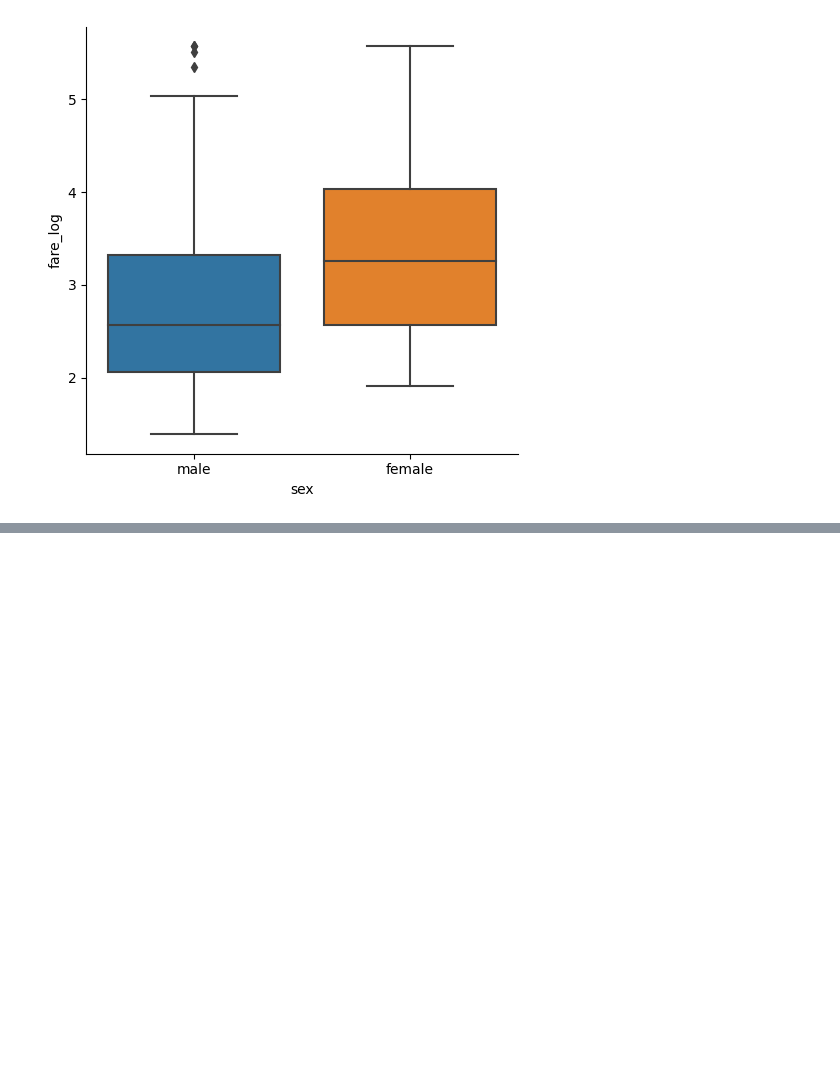
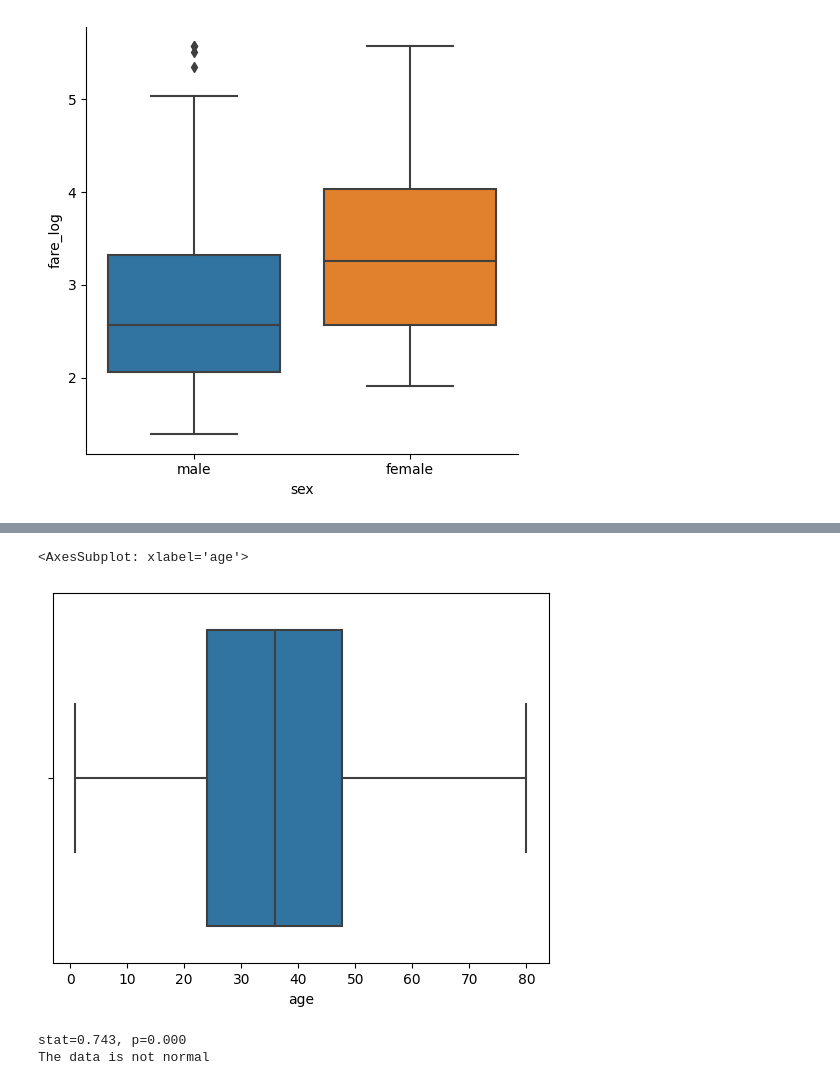
Before and after one commit to ashhad25/python-for-datascience, a Jupyter notebook: python_ka_chilla/pandas/statistic_week.ipynb, the cells around one changed output, grey strips where cells are left out. Drawn from its saved outputs; the diff is of its cells as text; code cells hidden in the pictures; blank space fills up the shorter version.

```diff
--- a/python_ka_chilla/pandas/statistic_week.ipynb
+++ b/python_ka_chilla/pandas/statistic_week.ipynb
@@ -487,0 +569,17 @@ sns.catplot(x='sex', y='fare_log', data=kashti_cleandata, kind='box')
+# %%
+# we can clearly see the difference
+sns.boxplot(x=titanic['age'])
+# %% [output]
+<AxesSubplot: xlabel='age'>
+[figure, added]
+# %%
+from scipy.stats import shapiro
+stat, p = shapiro(titanic['fare'])
+print('stat=%.3f, p=%.3f' % (stat, p))
+if p > 0.05:
+    print('The data is normal')
+else:
+    print('The data is not normal')
+# %% [output]
+stat=0.743, p=0.000
+The data is not normal
```
Also changed, not shown: parts of 35 cells of this notebook.
